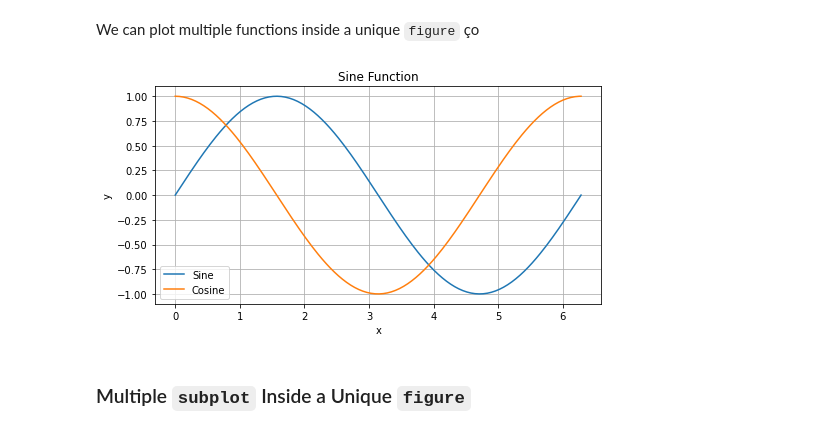
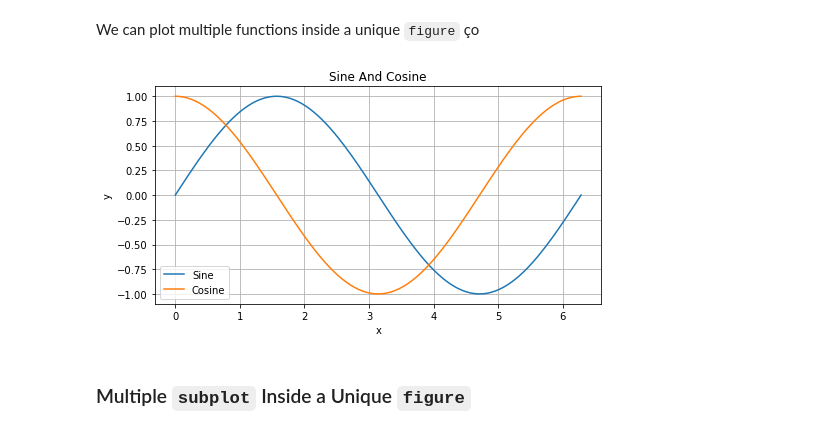
Before and after one commit to implse/Introduction_to_Matplotlib, a Jupyter notebook: Introduction_To_Matplotlib.ipynb, the cells around one changed output. Drawn from its saved outputs; the diff is of its cells as text; code cells hidden in the pictures.

```diff
--- a/Introduction_To_Matplotlib.ipynb
+++ b/Introduction_To_Matplotlib.ipynb
@@ -113,19 +123,19 @@ We can plot multiple functions inside a unique `figure`
 x = np.linspace(0, 2 * np.pi, 200)
 sin = np.sin(x)
 cos = np.cos(x)
-# %%
-# State Base Pyplot-Style
-plt.figure(figsize=(8, 4))
-plt.plot(x, sin, label="Sine")
-plt.plot(x, cos, label="Cosine")
-plt.xlabel("x")
-plt.ylabel("y")
-plt.legend()
-plt.grid(True)
-plt.title("Sine Function")
-plt.show()
-# %% [output]
-[figure, removed]
+# %%
+# State Base Pyplot-Style
+plt.figure(figsize=(8, 4))
+plt.plot(x, sin, label="Sine")
+plt.plot(x, cos, label="Cosine")
+plt.xlabel("x")
+plt.ylabel("y")
+plt.legend()
+plt.grid(True)
+plt.title("Sine And Cosine")
+plt.show()
+# %% [output]
+[figure, added]
 # %% [markdown]
 ### Multiple `subplot` Inside a Unique `figure`
 # %% [markdown]
```
Also changed, not shown: parts of 16 cells of this notebook.
